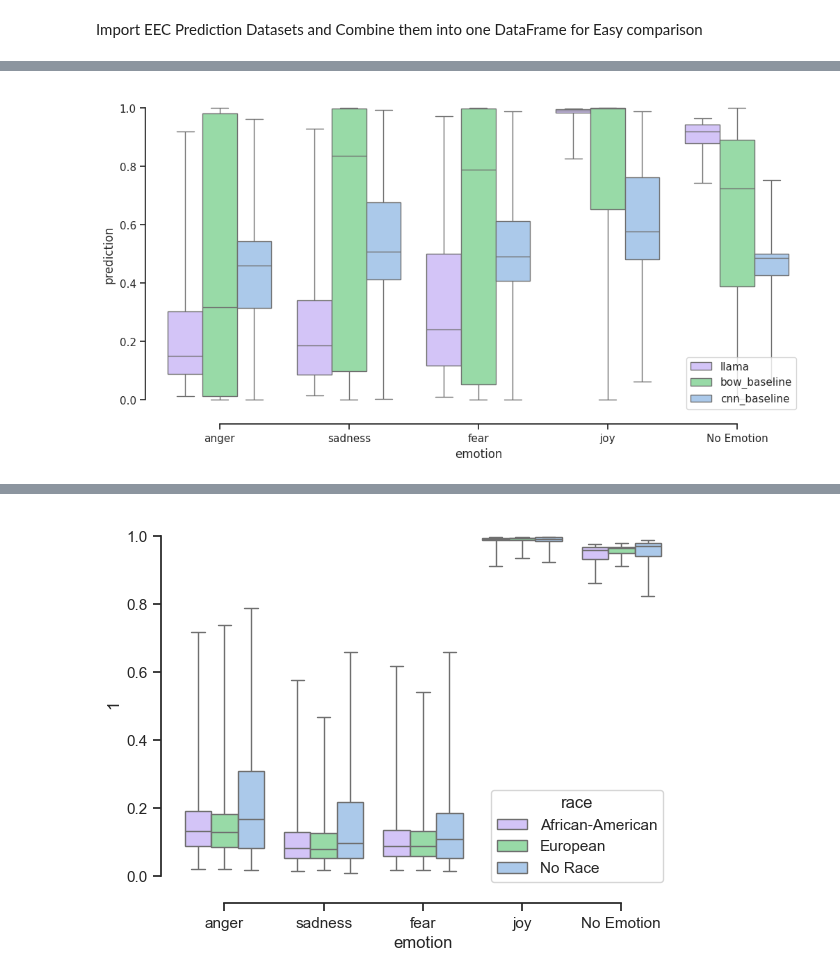
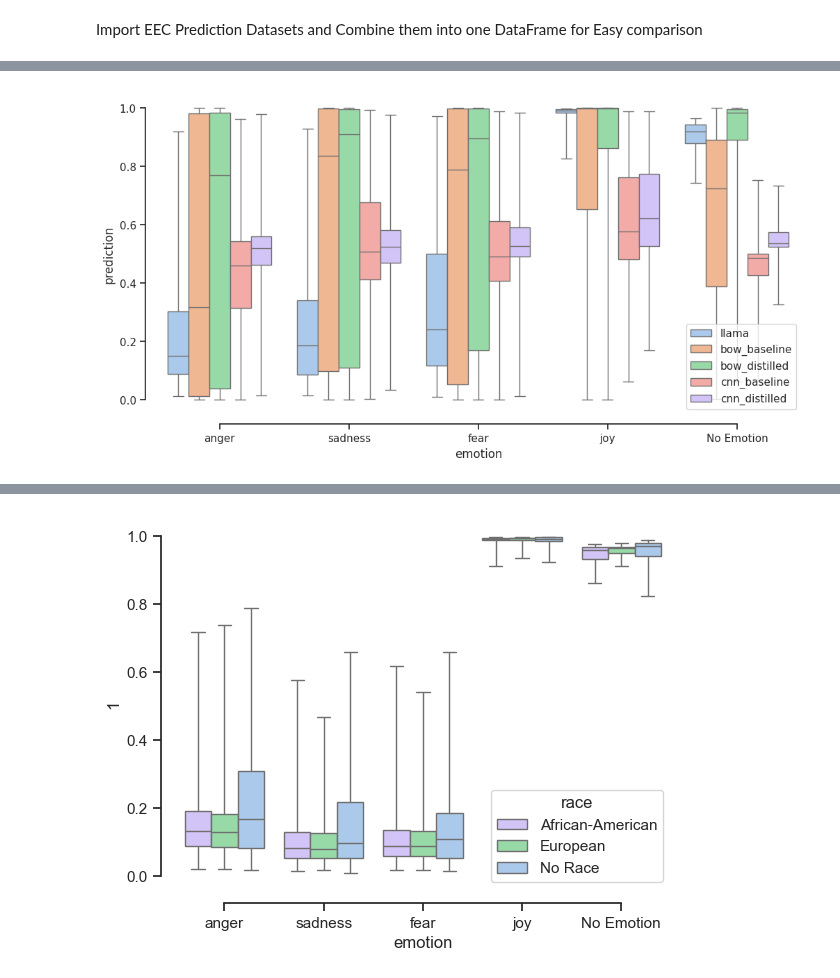
Before and after one commit to CharlesC03/NLP_Final_Project, a Jupyter notebook: analysis/teacher_analysis.ipynb, the cells around one changed output, grey strips where cells are left out. Cells and saved outputs as stored; diff of their text form; code cells hidden in the pictures.

Commit message:
Ran distallation on Dolphin Model. Got performance. Addtionally did further investigation into bias transfer

```diff
--- a/analysis/teacher_analysis.ipynb
+++ b/analysis/teacher_analysis.ipynb
@@ -375,7 +375,7 @@ ds = import_to_ds(ds, "datasets/eec_predictions_bow_baseline.csv", prediction_co
 ds = import_to_ds(ds, "datasets/eec_predictions_bow_distilled1.csv", prediction_columns=["pos_prob"], rename_columns={"pos_prob": "bow_distilled"})
 ds = import_to_ds(ds, "datasets/eec_predictions_cnn_baseline.csv", prediction_columns=["pos_prob"], rename_columns={"pos_prob": "cnn_baseline"})
 ds = import_to_ds(ds, "datasets/eec_predictions_cnn_distilled1.csv", prediction_columns=["pos_prob"], rename_columns={"pos_prob": "cnn_distilled"})
-ds = import_to_ds(ds, "datasets/distilbert_trained_EEC_predictions.parquet", prediction_columns=["pos_prob"], rename_columns={"pos_prob": "distilled_bert", "Sentence": "sentence"})
+# ds = import_to_ds(ds, "datasets/distilbert_trained_EEC_predictions.parquet", prediction_columns=["pos_prob"], rename_columns={"pos_prob": "distilled_bert", "Sentence": "sentence"})
 # ds = import_to_ds(ds, "datasets/distilbert_eec_baseline_predictions.csv", prediction_columns=["prediction"], rename_columns={"prediction": "base_bert_1"})
 
 
@@ -411,20 +495,20 @@ ds_model_cols.head(5)
 # %%
 fig, ax = plt.subplots(figsize=(12, 6))
 
 baseline_models = ds_model_cols['model'].str.endswith('baseline') | (ds_model_cols['model'] == 'llama')
 
 sns.boxplot(
     x="emotion", y="prediction",
-    hue="model", palette=["m", "g", 'b'],
-    data=ds_model_cols[baseline_models],
+    hue="model", #palette=["m", "g", 'b'],
+    data=ds_model_cols,#[baseline_models],
     whis=(0, 100),
     ax=ax
 )
 
 sns.despine(offset=10, trim=True)
 
-ax.legend(loc='lower right')
+ax.legend(fancybox=True, shadow=True)#loc='lower right')
 
 plt.show()
 # %% [output]
-[figure, old version]
+[figure, new version]
```
Also changed, not shown: parts of 12 cells of this notebook, 8 other files.
